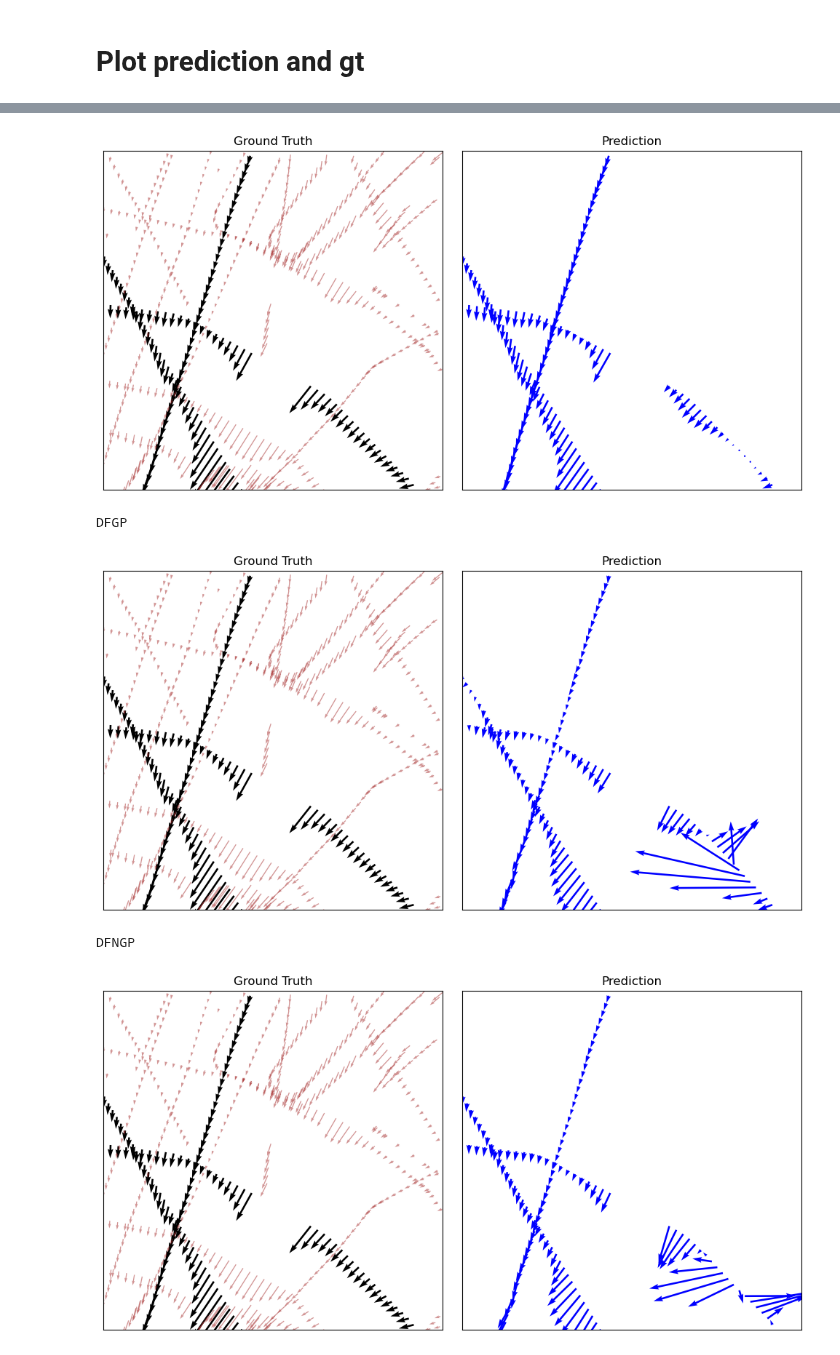
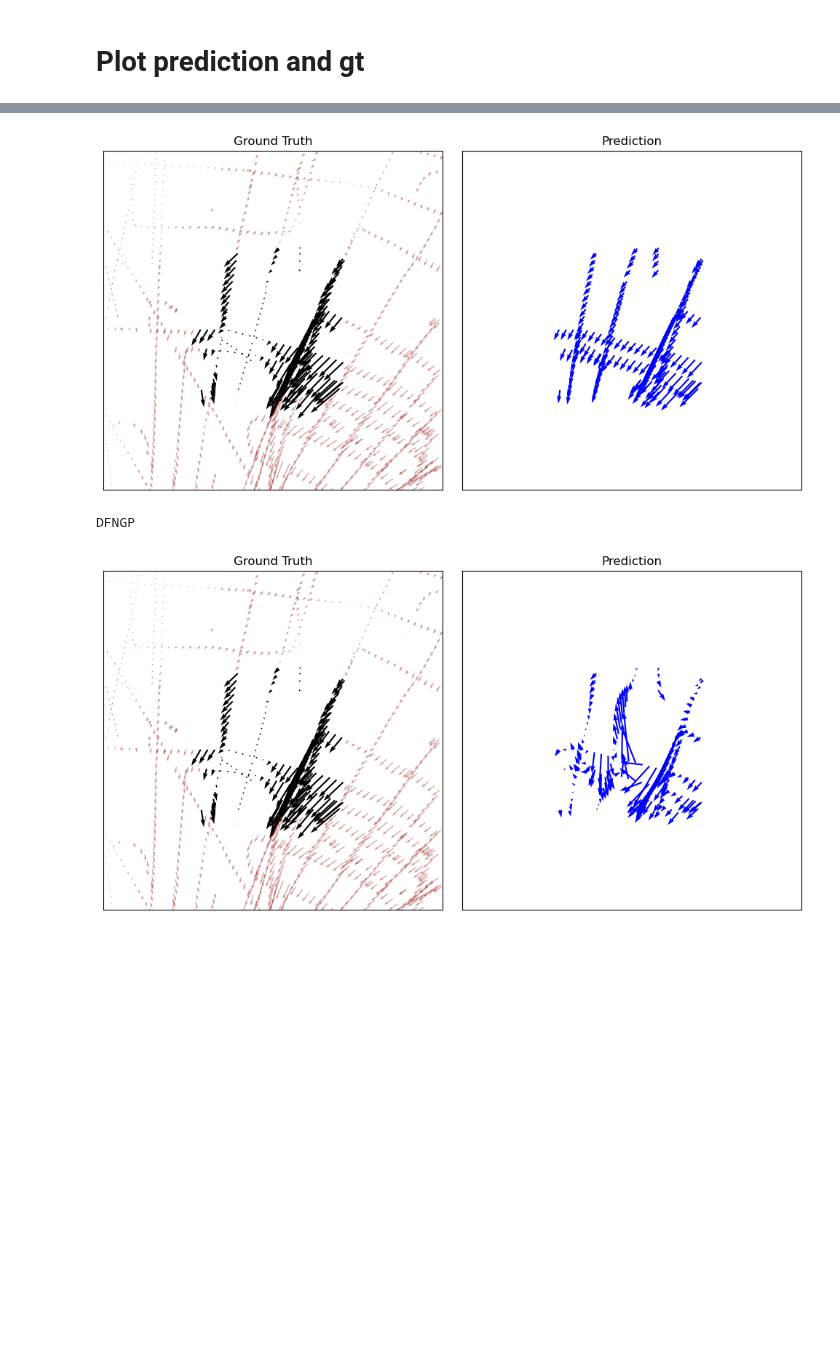
Before and after one commit to kimbente/ice_thickness, a Jupyter notebook: visualise_real_tiles.ipynb, the cells around one changed output, grey strips where cells are left out. Drawn from its saved outputs; the diff is of its cells as text; code cells hidden in the pictures; blank space fills up the shorter version.

```diff
--- a/visualise_real_tiles.ipynb
+++ b/visualise_real_tiles.ipynb
@@ -1,8 +1,5 @@
 # %%
 import torch
 import matplotlib.pyplot as plt
-# setting device on GPU if available, else CPU
-device = torch.device('cuda' if torch.cuda.is_available() else 'cpu')
-device = "cpu"
-print('Using device:', device)
-print()
+
+device = torch.device("cuda" if torch.cuda.is_available() else "cpu")
@@ -11,7 +6,7 @@ Using device: cpu
 # %% [markdown]
 # Plot prediction
 # %%
-for region_name in ["regionc"]:
+for region_name in ["regionc", "regiond"]:
 
     print(f"\nTraining for {region_name.upper()}...")
 
@@ -25,8 +20,8 @@ for region_name in ["regionc"]:
     path_to_training_tensor = "data/real_data/" + region_name + "_train_tensor.pt"
     path_to_test_tensor = "data/real_data/" + region_name + "_test_tensor.pt"
 
-    train = torch.load(path_to_training_tensor, weights_only = False).T # we need to transpose the tensor to have observations in the first dimension
-    test = torch.load(path_to_test_tensor, weights_only = False).T
+    train = torch.load(path_to_training_tensor).T # we need to transpose the tensor to have observations in the first dimension
+    test = torch.load(path_to_test_tensor).T
 
     # The train and test tensors have the following columns:
     # [:, 0] = x
@@ -47,11 +42,11 @@ for region_name in ["regionc"]:
         print(f"\n{model_name.upper()}")
 
         if model_name in ["dfGP", "GP", "dfNGP"]:
-            path_to_y_test_prediction = "results_byrd/" + model_name + "/" + region_name + "_" + model_name + "_test_mean_predictions.pt"
+            path_to_y_test_prediction = "results_real/" + model_name + "/" + region_name + "_" + model_name + "_test_mean_predictions.pt"
         else:
-            path_to_y_test_prediction = "results_byrd/" + model_name + "/" + region_name + "_" + model_name + "_test_predictions.pt"
+            path_to_y_test_prediction = "results_real/" + model_name + "/" + region_name + "_" + model_name + "_test_predictions.pt"
 
-        y_test_prediction = torch.load(path_to_y_test_prediction, weights_only = False).to(device).detach().cpu()
+        y_test_prediction = torch.load(path_to_y_test_prediction).to(device).detach().cpu()
 
         fig, ax = plt.subplots(1, 1, figsize = (5, 5))
 
@@ -84,7 +85,7 @@ DFNGP
 # %% [markdown]
 # Plot prediction and gt
 # %%
-for region_name in ["regionc"]:
+for region_name in ["regionc", "regiond"]:
 
     print(f"\nTraining for {region_name.upper()}...")
 
@@ -116,13 +117,14 @@ for region_name in ["regionc"]:
     x_test = test[:, [0, 1]].to(device).cpu()
     y_test = test[:, [3, 4]].to(device).cpu()
 
-    for model_name in ["PINN", "dfNN", "GP", "dfGP", "dfNGP"]:
+    for model_name in ["PINN", "dfNGP"]:
+    # for model_name in ["PINN", "dfNN", "GP", "dfGP", "dfNGP"]:
         print(f"\n{model_name.upper()}")
 
         if model_name in ["dfGP", "GP", "dfNGP"]:
-            path_to_y_test_prediction = "results_byrd/" + model_name + "/" + region_name + "_" + model_name + "_test_mean_predictions.pt"
+            path_to_y_test_prediction = "results_real/" + model_name + "/" + region_name + "_" + model_name + "_test_mean_predictions.pt"
         else:
-            path_to_y_test_prediction = "results_byrd/" + model_name + "/" + region_name + "_" + model_name + "_test_predictions.pt"
+            path_to_y_test_prediction = "results_real/" + model_name + "/" + region_name + "_" + model_name + "_test_predictions.pt"
 
         y_test_prediction = torch.load(path_to_y_test_prediction, weights_only = False).to(device).detach().cpu()
 
@@ -160,5 +164,3 @@ GP
-[figure, old version]
+[figure, new version]
-DFGP
+DFNGP
-[figure, old version]
+[figure, new version]
-DFNGP
-[figure, removed]
```
Also changed, not shown: parts of 3 cells of this notebook, 9 other files.
